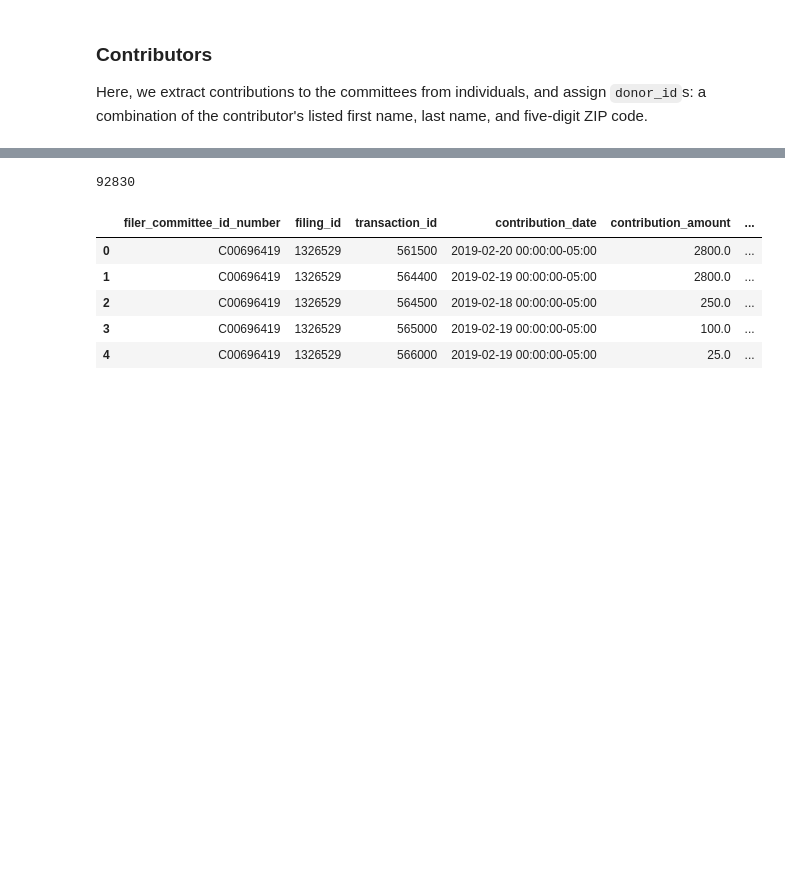
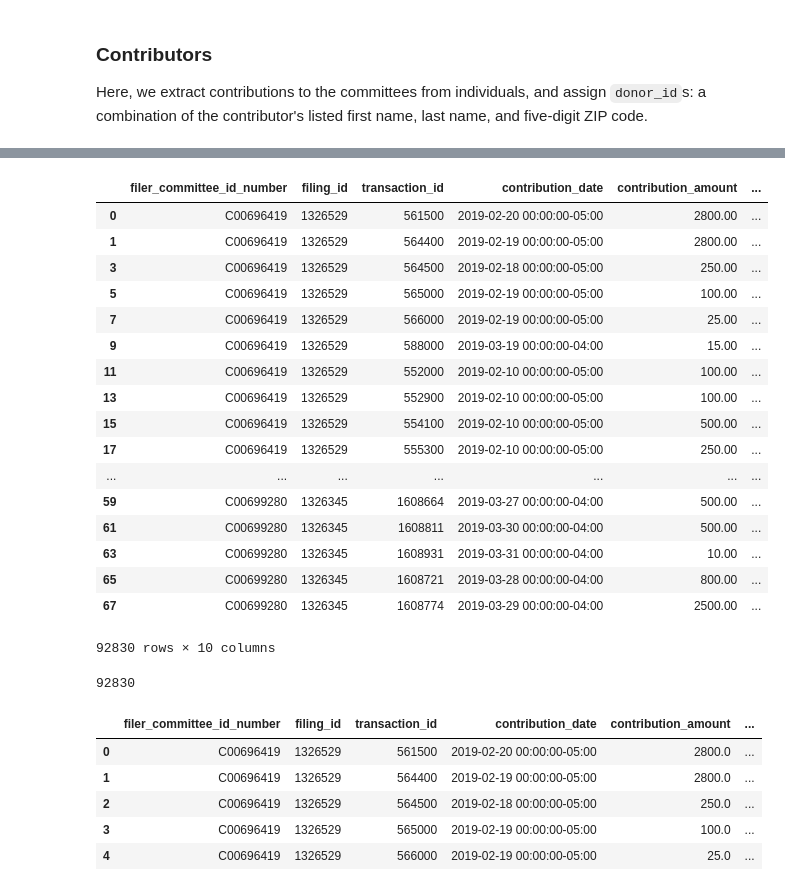
Before and after one commit to steve-kasica/2019-04-democratic-candidate-codonors, a Jupyter notebook: notebooks/analyze-campaign-codonors.ipynb, the cells around one changed output, grey strips where cells are left out. Cells and saved outputs as stored; diff of their text form; code cells hidden in the pictures; blank space fills up the shorter version.

```diff
--- a/notebooks/analyze-campaign-codonors.ipynb
+++ b/notebooks/analyze-campaign-codonors.ipynb
@@ -162,3 +201,9 @@ def make_donor_ids(df):
             )
         )
     )
+# %%
+# Added by Steve
+filing = fecfile.from_file(f"../inputs/filings/1324749.fec")
+df = pd.DataFrame(filing["itemizations"]["Schedule A"])
+# df["entity_type"].unique()
+df.loc[lambda df: df["entity_type"] == "IND"].loc[df["memo_code"] != ""]
@@ -189,6 +243,31 @@ def extract_indiv_contributions(filing_id):
             "contributor_zip_code",
         ]]
     )
+# %%
+# Added by Steve
+pd.concat([
+    extract_indiv_contributions(filing_id)
+    for filing_id in filings["filing_id"]
+])
+# %% [output]
+|  | filer_committee_id_number | filing_id | transaction_id | contribution_date | contribution_amount | ... |
+| 0 | C00696419 | 1326529 | 561500 | 2019-02-20 00:00:00-05:00 | 2800.00 | ... |
+| 1 | C00696419 | 1326529 | 564400 | 2019-02-19 00:00:00-05:00 | 2800.00 | ... |
+| 3 | C00696419 | 1326529 | 564500 | 2019-02-18 00:00:00-05:00 | 250.00 | ... |
+| 5 | C00696419 | 1326529 | 565000 | 2019-02-19 00:00:00-05:00 | 100.00 | ... |
+| 7 | C00696419 | 1326529 | 566000 | 2019-02-19 00:00:00-05:00 | 25.00 | ... |
+| 9 | C00696419 | 1326529 | 588000 | 2019-03-19 00:00:00-04:00 | 15.00 | ... |
+| 11 | C00696419 | 1326529 | 552000 | 2019-02-10 00:00:00-05:00 | 100.00 | ... |
+| 13 | C00696419 | 1326529 | 552900 | 2019-02-10 00:00:00-05:00 | 100.00 | ... |
+| 15 | C00696419 | 1326529 | 554100 | 2019-02-10 00:00:00-05:00 | 500.00 | ... |
+| 17 | C00696419 | 1326529 | 555300 | 2019-02-10 00:00:00-05:00 | 250.00 | ... |
+| ... | ... | ... | ... | ... | ... | ... |
+| 59 | C00699280 | 1326345 | 1608664 | 2019-03-27 00:00:00-04:00 | 500.00 | ... |
+| 61 | C00699280 | 1326345 | 1608811 | 2019-03-30 00:00:00-04:00 | 500.00 | ... |
+| 63 | C00699280 | 1326345 | 1608931 | 2019-03-31 00:00:00-04:00 | 10.00 | ... |
+| 65 | C00699280 | 1326345 | 1608721 | 2019-03-28 00:00:00-04:00 | 800.00 | ... |
+| 67 | C00699280 | 1326345 | 1608774 | 2019-03-29 00:00:00-04:00 | 2500.00 | ... |
+92830 rows × 10 columns
 # %%
 all_indiv_contribs = (
     pd.concat([
```
Also changed, not shown: parts of 5 cells of this notebook.
